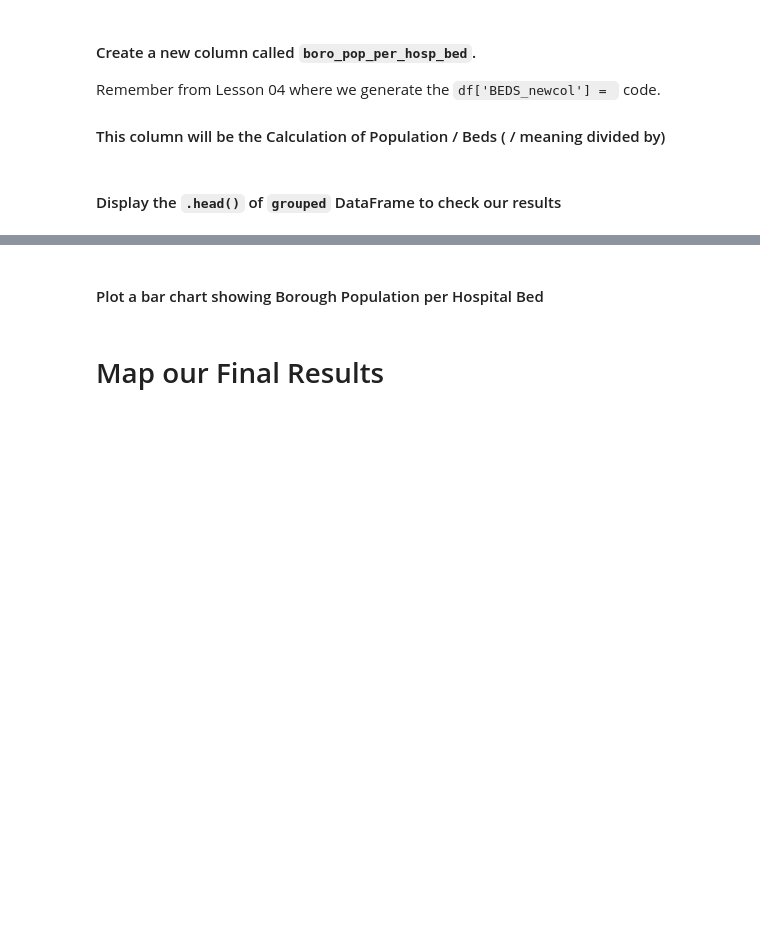
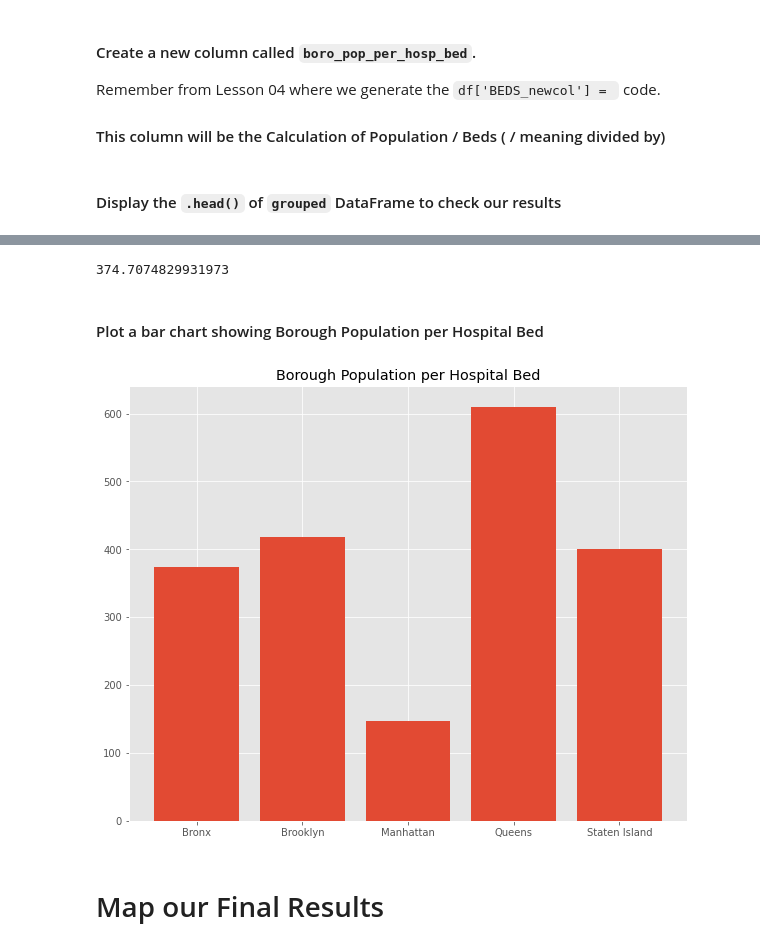
Before and after one commit to taikingm/pratt-savi-810-2020-03-assignment_02, a Jupyter notebook: assignment_02.ipynb, the cells around one changed output, grey strips where cells are left out. Cells and saved outputs as stored; diff of their text form; code cells hidden in the pictures; blank space fills up the shorter version.

```diff
--- a/assignment_02.ipynb
+++ b/assignment_02.ipynb
@@ -232,2 +273,4 @@ Groupby:
+# %%
+grouped = df.groupby(['boro_name','COUNTYFIPS','boro_code','boro_population']).sum()
 # %% [markdown]
 #### Display the `.head()` of `grouped`
@@ -237,0 +287,2 @@ Groupby:
+# %%
+grouped = grouped.reset_index(level=['boro_name','COUNTYFIPS','boro_population',])
@@ -242,6 +313,7 @@ Remember from Lesson 04 where we generate the `df['BEDS_newcol'] = ` code.
 
 #### This column will be the Calculation of Population / Beds  ( / meaning divided by)
 # %%
+grouped['boro_pop_per_hosp_bed'] = grouped['boro_population'] / grouped['BEDS']
 # your code here
 # your code here
 # your code here
@@ -254,21 +335,27 @@ Remember from Lesson 04 where we generate the `df['BEDS_newcol'] = ` code.
+# %%
+1432132 / 3822
+# %% [output]
+374.7074829931973
 # %% [markdown]
 #### Plot a bar chart showing Borough Population per Hospital Bed
 # %%
 plt.figure(figsize=(10, 8))
 
 plt.bar(
     grouped['boro_name'],
     grouped['boro_pop_per_hosp_bed'],
 );
 
 # leave the above code as-is, this sets the size of your figure.
 
 
 # Add your own Title string below;
 # Add your own Title string below;
 # Add your own Title string below;
 
-plt.title('ADD YOUR TITLE STRING HERE');
+plt.title('Borough Population per Hospital Bed');
+# %% [output]
+[figure, added]
 # %% [markdown]
 # Map our Final Results
 # %%
```
Also changed, not shown: parts of 27 cells of this notebook, 1 other file.
